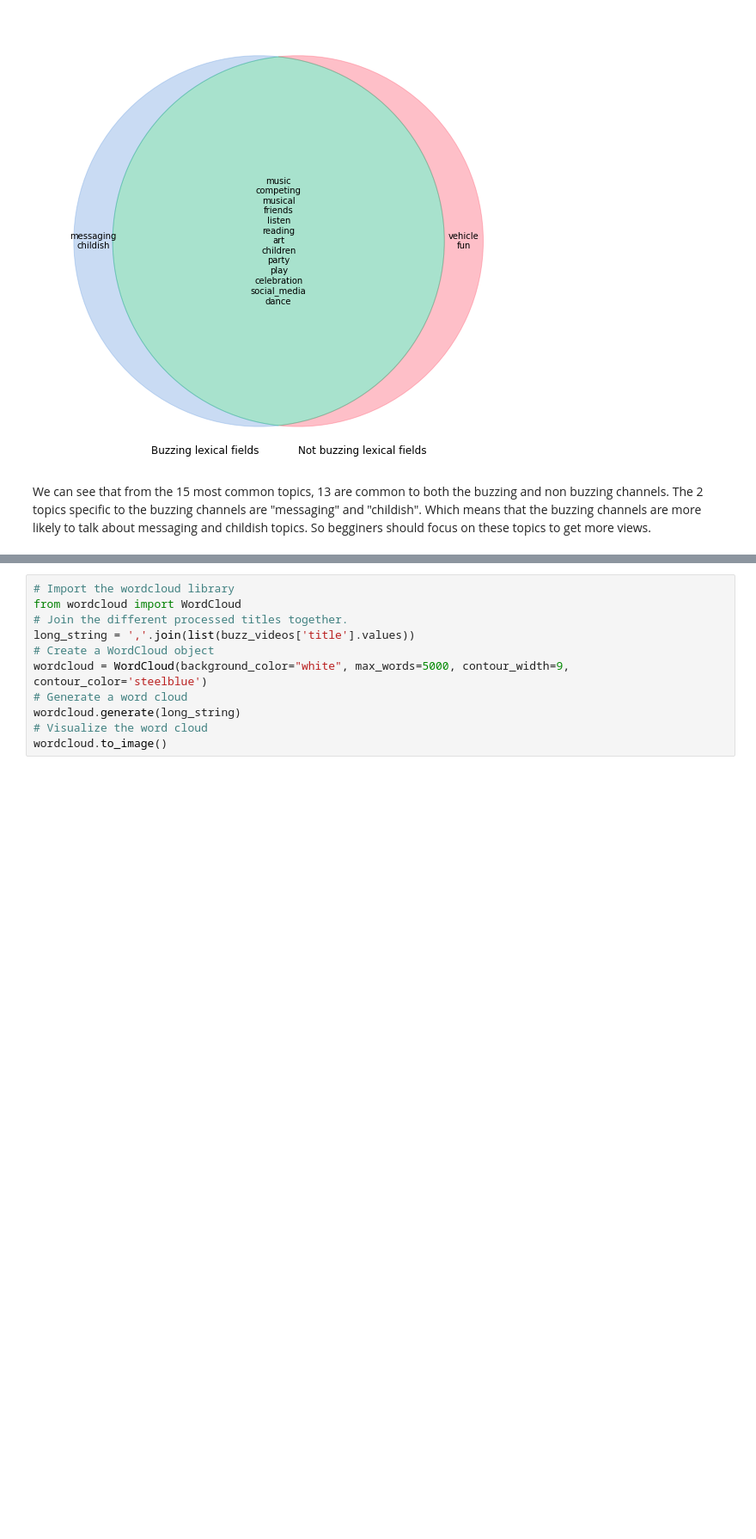
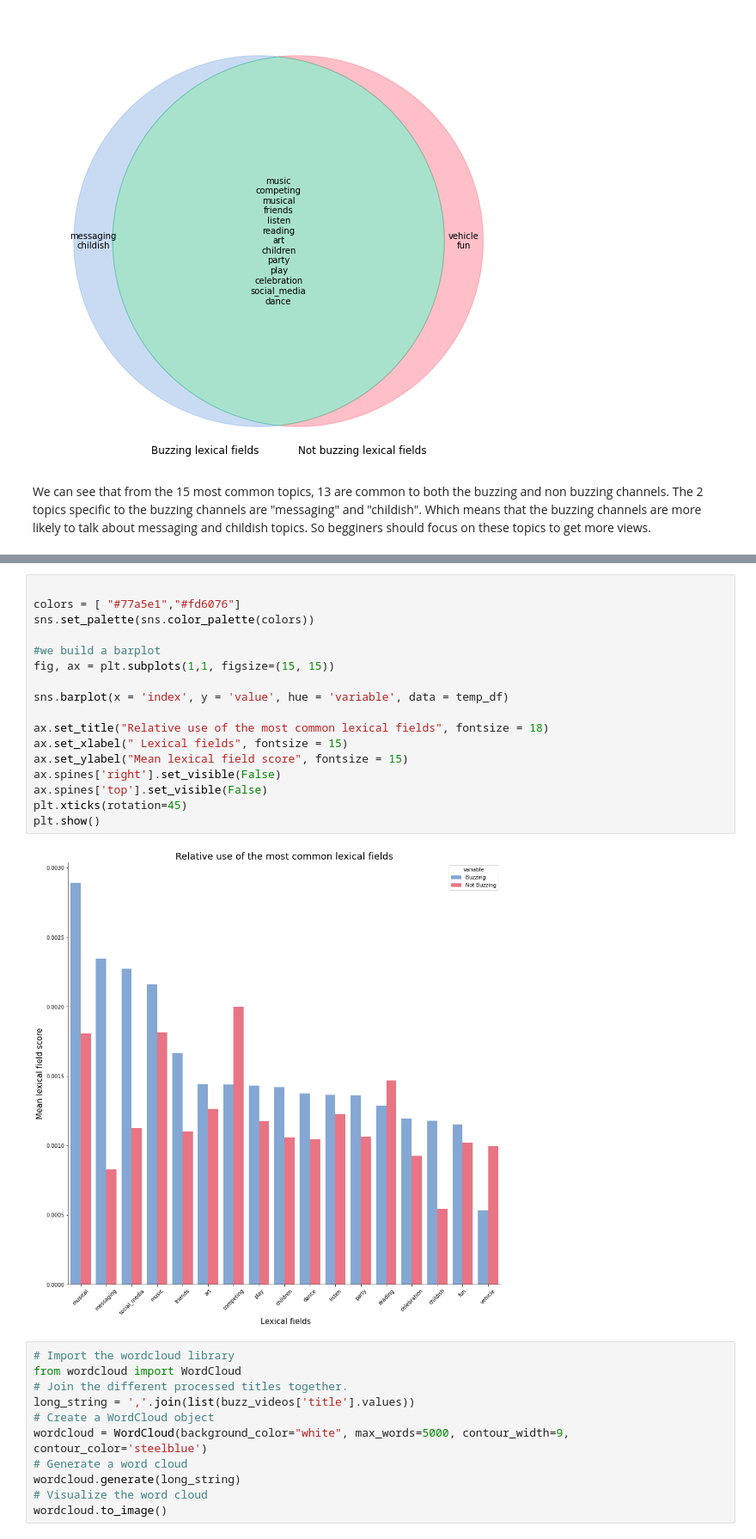
Before and after one commit to epfl-ada/ada-2022-project-croquemadame, a Jupyter notebook: P3/P3.ipynb, the cells around one changed output, grey strips where cells are left out. Shown at 86% size. Cells and saved outputs as stored; diff of their text form; blank space fills up the shorter version.

```diff
--- a/P3/P3.ipynb
+++ b/P3/P3.ipynb
@@ -908,3 +892,22 @@ fig.tight_layout(h_pad=2)
+# %%
+
+colors = [ "#77a5e1","#fd6076"]
+sns.set_palette(sns.color_palette(colors))
+
+#we build a barplot
+fig, ax = plt.subplots(1,1, figsize=(15, 15))
+
+sns.barplot(x = 'index', y = 'value', hue = 'variable', data = temp_df)
+
+ax.set_title("Relative use of the most common lexical fields", fontsize = 18)
+ax.set_xlabel(" Lexical fields", fontsize = 15)
+ax.set_ylabel("Mean lexical field score", fontsize = 15)
+ax.spines['right'].set_visible(False)
+ax.spines['top'].set_visible(False)
+plt.xticks(rotation=45)
+plt.show()
+# %% [output]
+[figure, added]
 # %%
 # Import the wordcloud library
 from wordcloud import WordCloud
```
Also changed, not shown: parts of 2 cells of this notebook.
